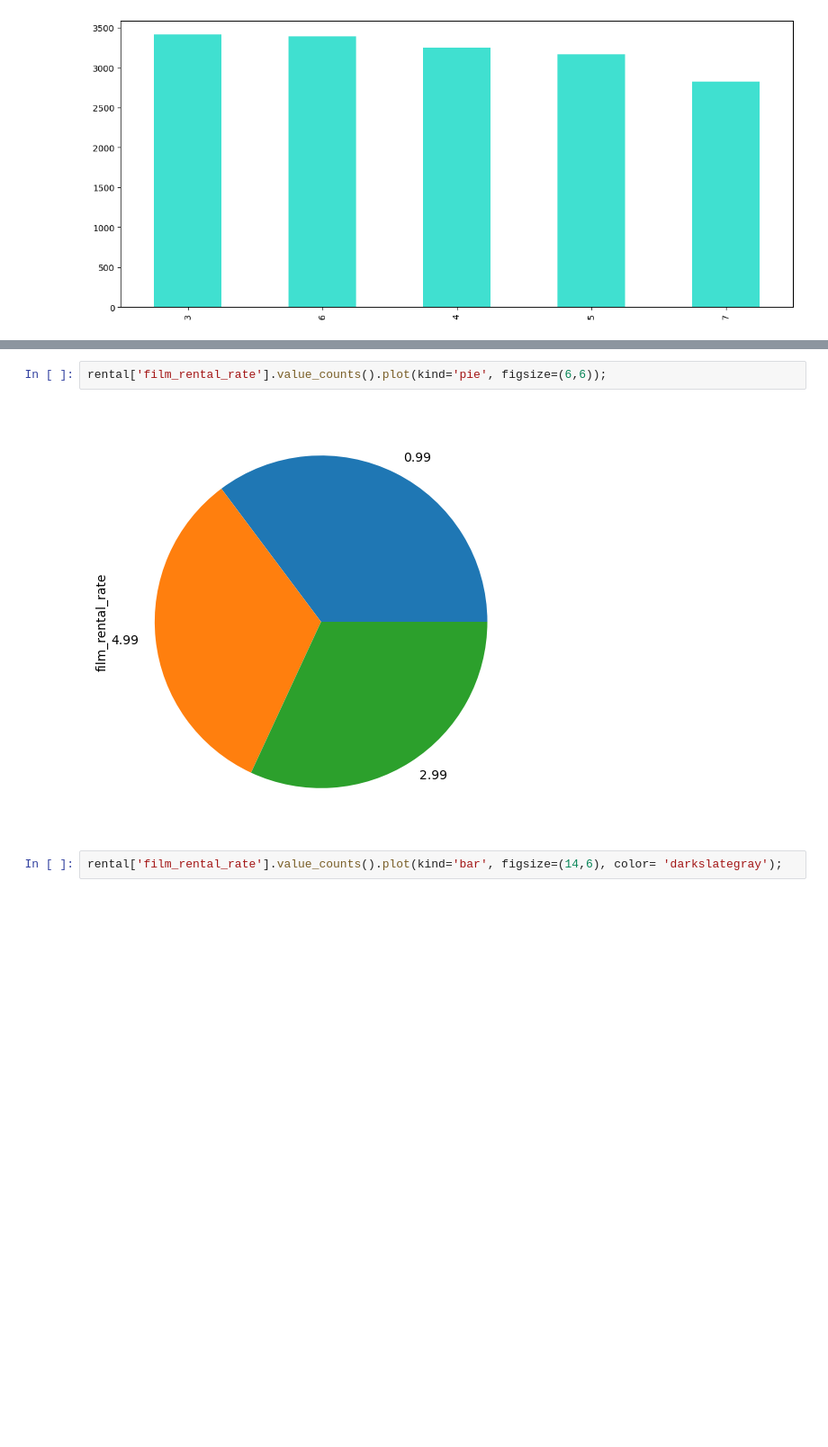
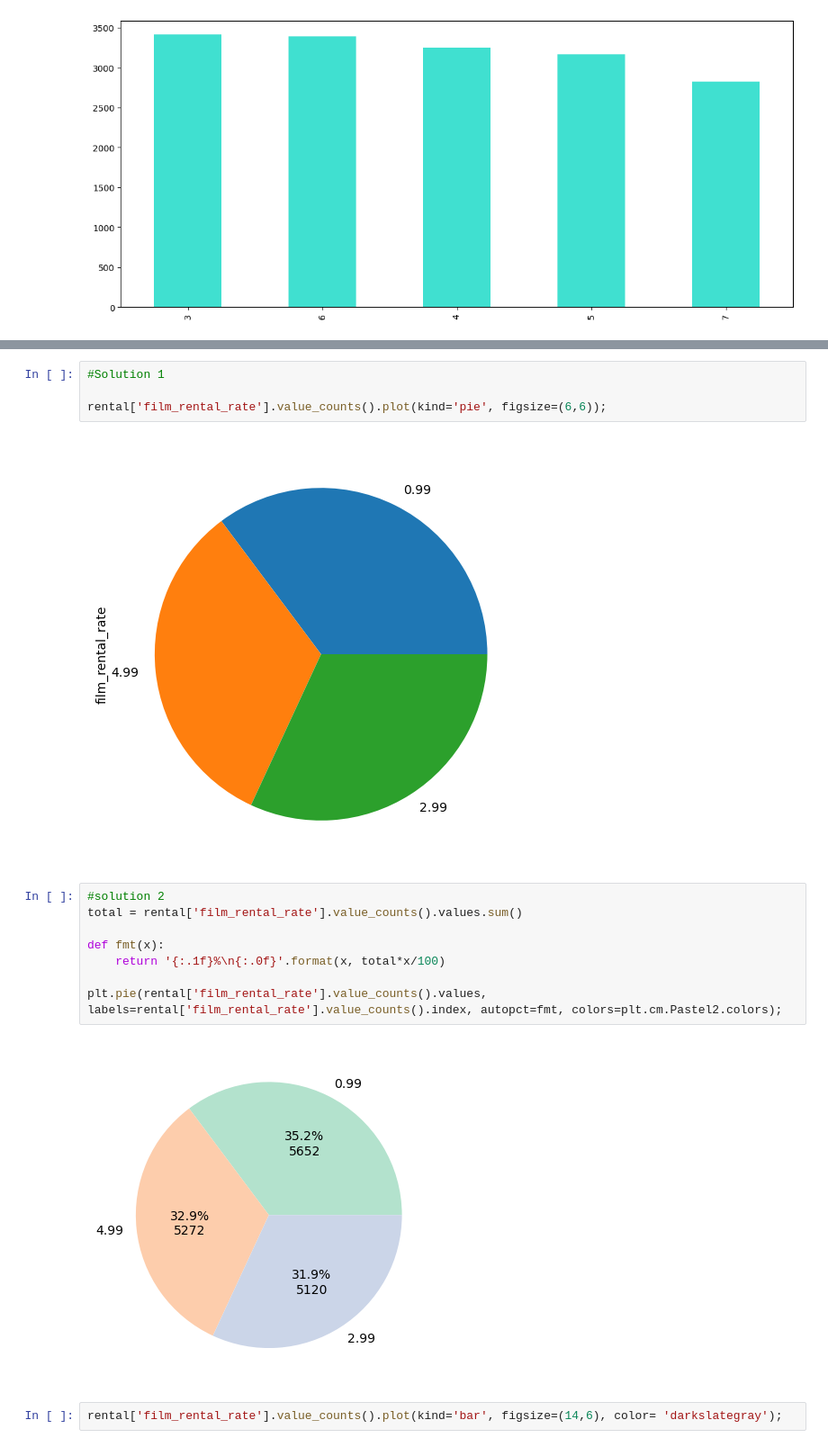
Before and after one commit to AlisonCG1/Freecodecamp-practice, a Jupyter notebook: Exercises_2.ipynb, the cells around one changed output, grey strips where cells are left out. Shown at 90% size. Saved outputs shown, nothing was run; the diff lists cells and outputs as text; blank space fills up the shorter version.

```diff
--- a/Exercises_2.ipynb
+++ b/Exercises_2.ipynb
@@ -91,9 +91,21 @@ rental['film_rental_duration'].value_counts().plot(kind='bar', figsize=(14,6), c
 - Show a <b>bar plot</b> with all possible rental rates.
 - Which plot you think fits the best in this case? Why?
 # %%
+#Solution 1
+
 rental['film_rental_rate'].value_counts().plot(kind='pie', figsize=(6,6));
 # %% [output]
 [figure]
+# %%
+#solution 2
+total = rental['film_rental_rate'].value_counts().values.sum()
+
+def fmt(x):
+    return '{:.1f}%\n{:.0f}'.format(x, total*x/100)
+
+plt.pie(rental['film_rental_rate'].value_counts().values, labels=rental['film_rental_rate'].value_counts().index, autopct=fmt, colors=plt.cm.Pastel2.colors);
+# %% [output]
+[figure, added]
 # %%
 rental['film_rental_rate'].value_counts().plot(kind='bar', figsize=(14,6), color= 'darkslategray');
 # %% [output]
```
